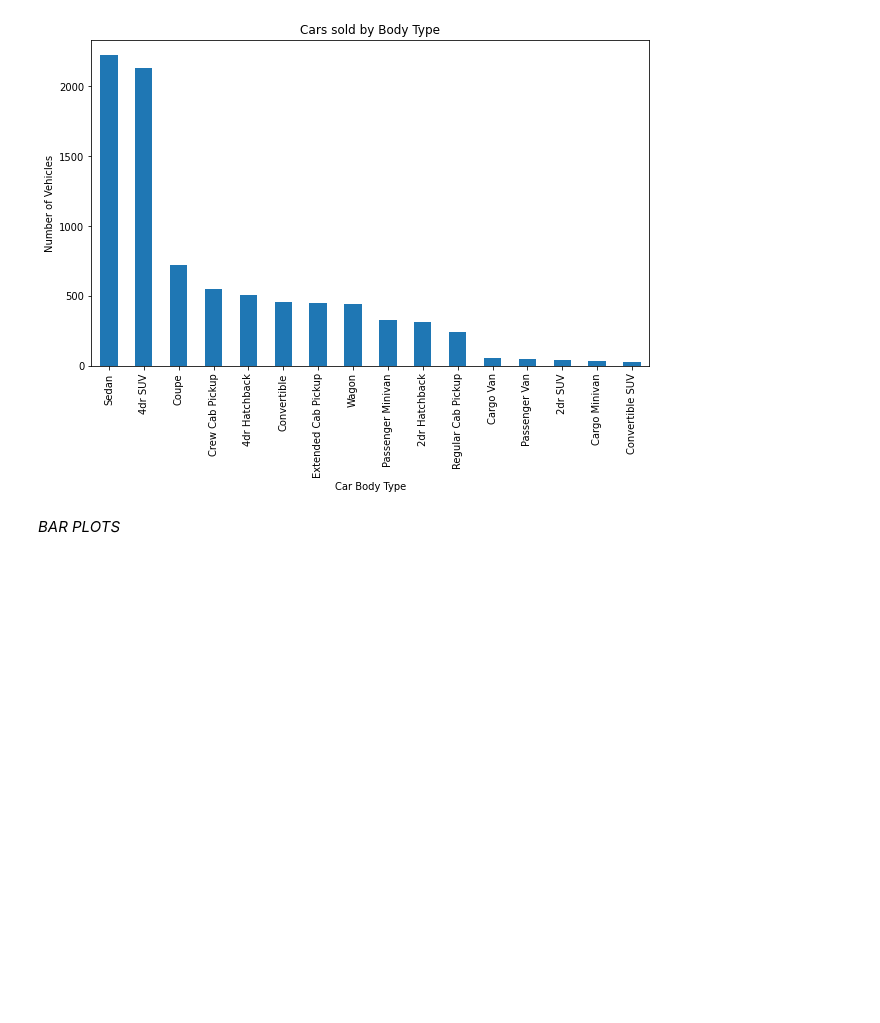
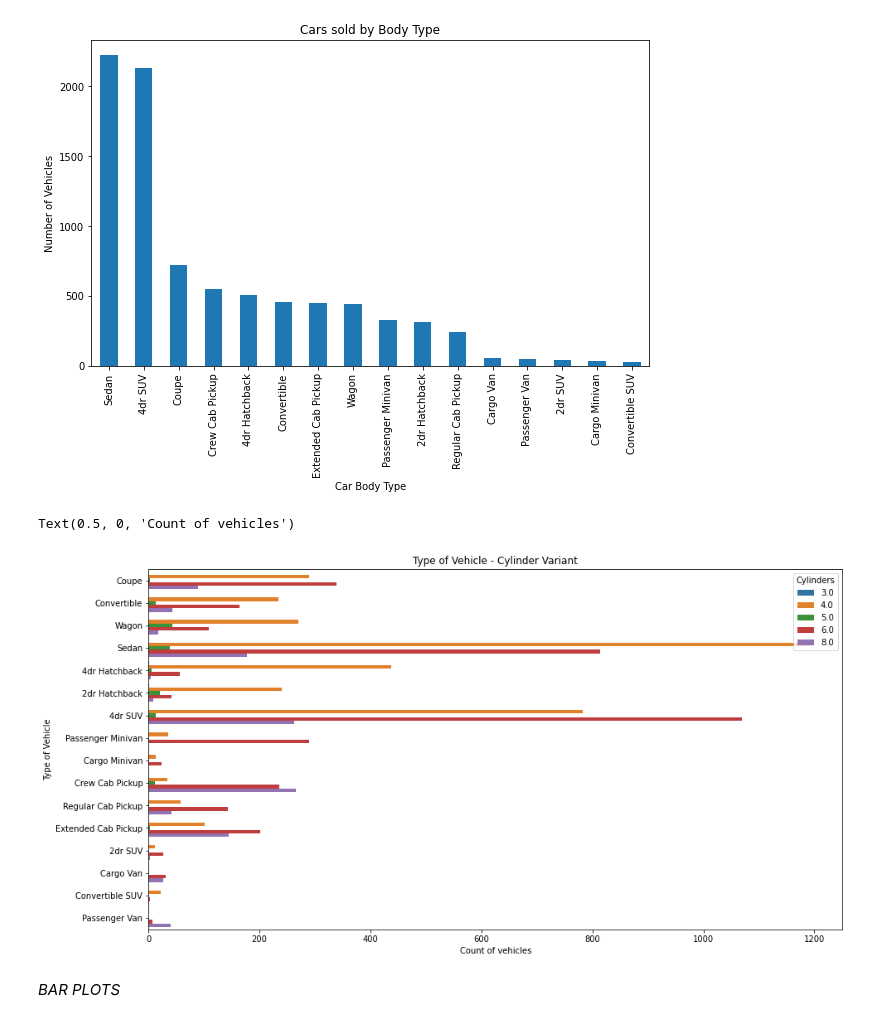
Before and after one commit to ElvinAlex26/MLI, a Jupyter notebook: projectml.ipynb, the cells around one changed output. Drawn from its saved outputs; the diff is of its cells as text; code cells hidden in the pictures; blank space fills up the shorter version.

```diff
--- a/projectml.ipynb
+++ b/projectml.ipynb
@@ -489,6 +494,16 @@ plt.ylabel('Number of Vehicles')
 plt.xlabel('Car Body Type');
 # %% [output]
 [figure]
+# %%
+#Vehicle style & Cyilnders comparison
+fig, ax = plt.subplots(figsize=(15,8))
+sns.countplot(y='Vehicle Style',data=car_data,hue='Cylinders')
+plt.title("Type of Vehicle - Cylinder Variant")
+plt.ylabel('Type of Vehicle')
+plt.xlabel('Count of vehicles')
+# %% [output]
+Text(0.5, 0, 'Count of vehicles')
+[figure, added]
 # %% [markdown]
 *BAR PLOTS*
 # %%
```
Also changed, not shown: parts of 5 cells of this notebook.
